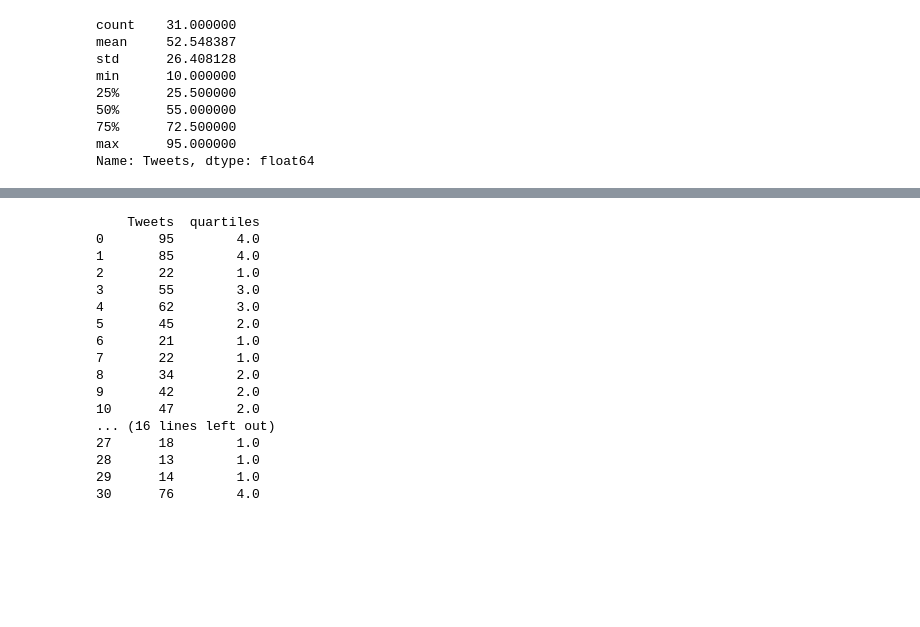
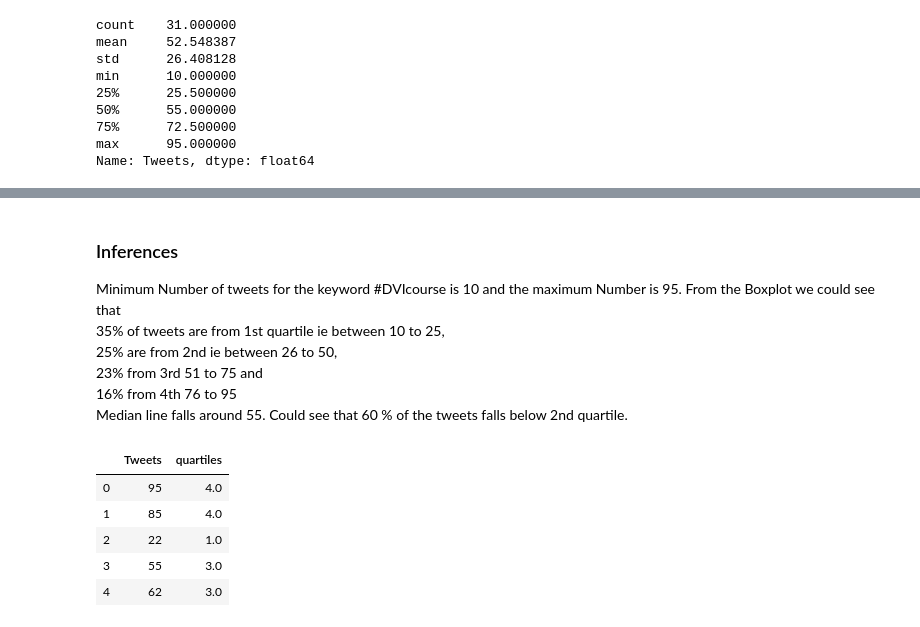
Before and after one commit to Data-Citadel/DVI-Assignment2, a Jupyter notebook: DVIAssignment.ipynb, the cells around one changed output, grey strips where cells are left out. Saved outputs shown, nothing was run; the diff lists cells and outputs as text; code cells hidden in the pictures; blank space fills up the shorter version.

```diff
--- a/DVIAssignment.ipynb
+++ b/DVIAssignment.ipynb
@@ -264,29 +256,28 @@ plt.boxplot(df.Tweets, notch=False, sym='+', vert=True, whis=1.5,
+# %% [markdown]
+### Inferences
+
+Minimum Number of tweets for the keyword #DVIcourse is 10 and the maximum Number is 95.
+From the Boxplot we could see that
+<br>35% of tweets are from 1st quartile ie between 10 to 25,
+<br>25% are from 2nd ie between 26 to 50,
+<br>23% from 3rd 51 to 75 and
+<br>16% from 4th 76 to 95
+<br>Median line falls around 55. Could see that 60 % of the tweets falls below 2nd quartile.
 # %%
 quartiles=[]
 df.loc[(df['Tweets'] >= 76) & (df['Tweets'] <= 100), 'quartiles'] = 4
 df.loc[(df['Tweets'] >= 51) & (df['Tweets'] <= 75), 'quartiles'] = 3
 df.loc[(df['Tweets'] >= 26) & (df['Tweets'] <= 50), 'quartiles'] = 2
 df.loc[(df['Tweets'] >= 0) & (df['Tweets'] <= 25), 'quartiles'] = 1
 
 
 df[quartiles]=quartiles
-print(df)
+df.head()
 # %% [output]
-    Tweets  quartiles
-0       95        4.0
-1       85        4.0
-2       22        1.0
-3       55        3.0
-4       62        3.0
-5       45        2.0
-6       21        1.0
-7       22        1.0
-8       34        2.0
-9       42        2.0
-10      47        2.0
-... (16 lines left out)
-27      18        1.0
-28      13        1.0
-29      14        1.0
-30      76        4.0
+|  | Tweets | quartiles |
+| 0 | 95 | 4.0 |
+| 1 | 85 | 4.0 |
+| 2 | 22 | 1.0 |
+| 3 | 55 | 3.0 |
+| 4 | 62 | 3.0 |
 # %%
```
Also changed, not shown: parts of 7 cells of this notebook.
